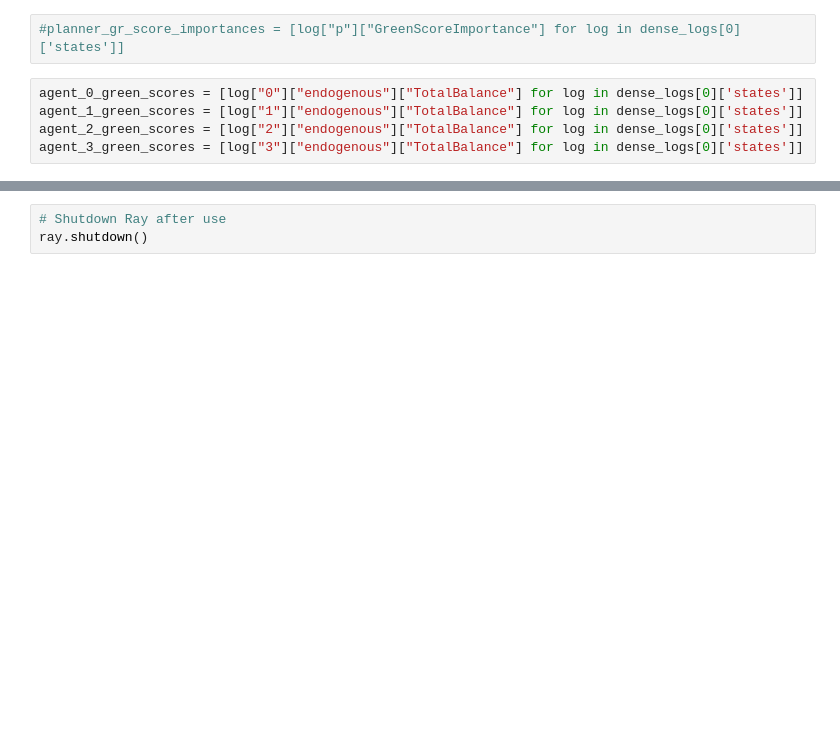
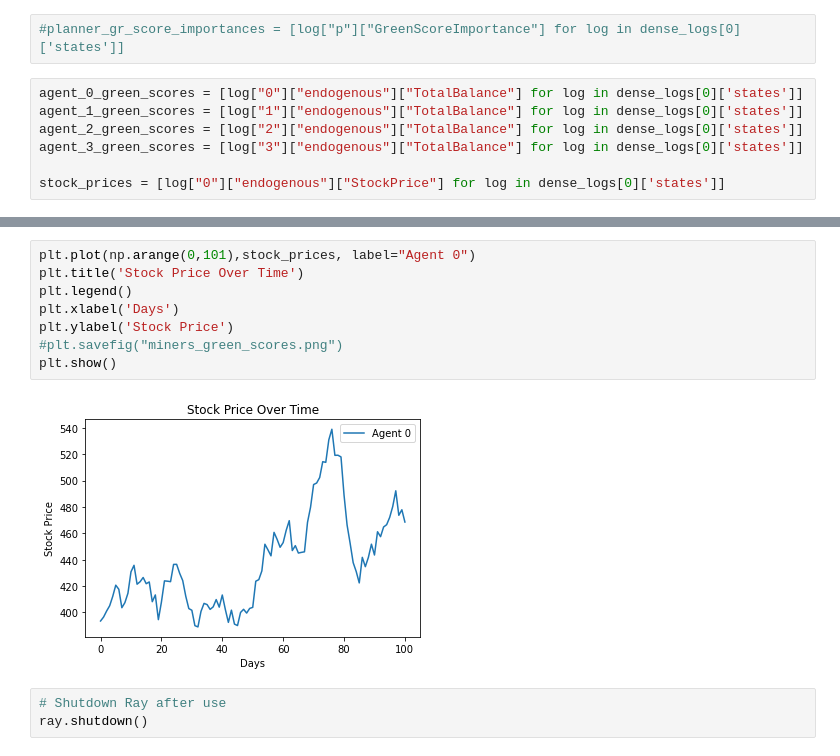
Before and after one commit to casperbroch/ai-economist, a Jupyter notebook: tutorials/stock_market_training_with_rllib.ipynb, the cells around one changed output, grey strips where cells are left out. Saved outputs shown, nothing was run; the diff lists cells and outputs as text; blank space fills up the shorter version.

```diff
--- a/tutorials/stock_market_training_with_rllib.ipynb
+++ b/tutorials/stock_market_training_with_rllib.ipynb
@@ -281,6 +281,8 @@ agent_0_green_scores = [log["0"]["endogenous"]["TotalBalance"] for log in dense_
 agent_1_green_scores = [log["1"]["endogenous"]["TotalBalance"] for log in dense_logs[0]['states']]
 agent_2_green_scores = [log["2"]["endogenous"]["TotalBalance"] for log in dense_logs[0]['states']]
 agent_3_green_scores = [log["3"]["endogenous"]["TotalBalance"] for log in dense_logs[0]['states']]
+
+stock_prices = [log["0"]["endogenous"]["StockPrice"] for log in dense_logs[0]['states']]
 # %%
 import matplotlib.pyplot as plt
 import numpy as np
@@ -300,3 +302,13 @@ plt.show()
+# %%
+plt.plot(np.arange(0,101),stock_prices, label="Agent 0")
+plt.title('Stock Price Over Time')
+plt.legend()
+plt.xlabel('Days')
+plt.ylabel('Stock Price')
+#plt.savefig("miners_green_scores.png")
+plt.show()
+# %% [output]
+[figure, added]
 # %%
 # Shutdown Ray after use
 ray.shutdown()
```
Also changed, not shown: parts of 9 cells of this notebook, 5 other files.
